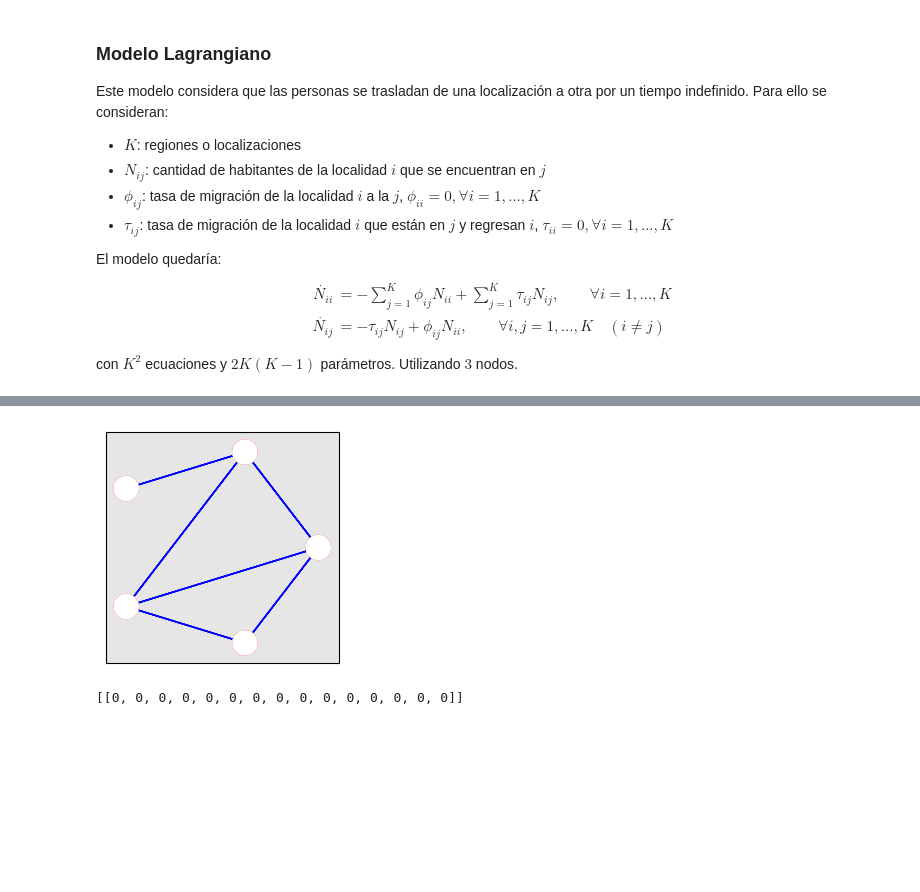
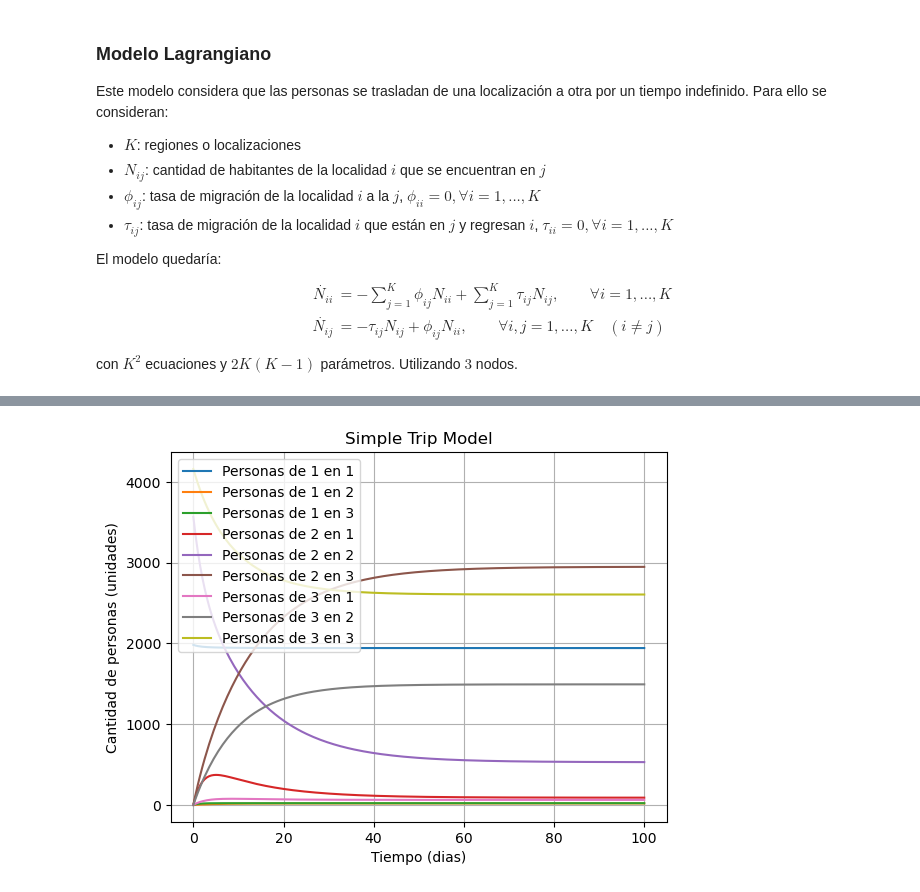
Before and after one commit to LazaroDGM/MetapopulationEpidemicModels, a Jupyter notebook: experiments/experiment_01/experiment_01.ipynb, the cells around one changed output, grey strips where cells are left out. Drawn from its saved outputs; the diff is of its cells as text; code cells hidden in the pictures; blank space fills up the shorter version.

Commit message:
add Simple Trip

```diff
--- a/experiments/experiment_01/experiment_01.ipynb
+++ b/experiments/experiment_01/experiment_01.ipynb
@@ -356,42 +168,17 @@ anim.save('linechart.gif', fps=40)
-# %%
-# Creacion del grafo
-G = nx.Graph()
-
-# Nodos y vonexiones
-G.add_edges_from(
-    [(1, 2),
-    (2, 3),
-    (1, 4),
-    (1, 5),
-    (4, 2),
-    (5, 4)]
-)
-G.edges(data=True)
-G.is_directed()
-[a for a in G.edges(data=True)]
-
-pos = nx.circular_layout(G)
-
-fig, ax = plt.subplots(figsize=(3,3))
-
-
-colors = [
-    [[1,1,1]]*5,
-    [[1,0.5,0.5]]*5,
-    [[1,0.3,0.3]]*5
-]
-ax.set_facecolor([0.9,0.9,0.9])
-
-def update(i):
-    nx.draw_networkx_nodes(G, pos=pos, node_color=colors[i], ax=ax, alpha=1)
-    nx.draw_networkx_edges(G, pos=pos, edgelist=G.edges, edge_color="blue", ax=ax)
-
-num_frames = len(colors)
-anim = animation.FuncAnimation(fig, update, frames = num_frames)
-anim.save('linechart.gif', fps=30)
-# %% [output]
-[figure, removed]
-# %%
-[[0,0,0],[0,0,0],[0,0,0],[0,0,0],[0,0,0]]
-# %% [output]
-[[0, 0, 0, 0, 0, 0, 0, 0, 0, 0, 0, 0, 0, 0, 0]]
+# %%
+Out, In = mm.GenerateParams_LAGRANGE(3)
+y0 = mm.GenerateY0_LAGRANGE(3)
+Out = np.array([[0.        , 0.00597923, 0.03073218],
+       [0.22095346, 0.        , 0.25083181],
+       [0.02584748, 0.12901587, 0.        ]])*0.3
+In = np.array([[0.        , 0.18785132, 0.83766116],
+       [0.39070717, 0.        , 0.01349362],
+       [0.32508156, 0.06754153, 0.        ]])
+# %%
+lagrange = mm.SIMPLE_TRIP_Model()
+lagrange.set_params(Out, In)
+lagrange.set_initial_value(0,y0)
+lagrange.solve((0,100), t_eval=np.linspace(0,100,200))
+lagrange.plot_result()
+# %% [output]
+[figure, added]
```
Also changed, not shown: parts of 10 cells of this notebook, 1 other file.
